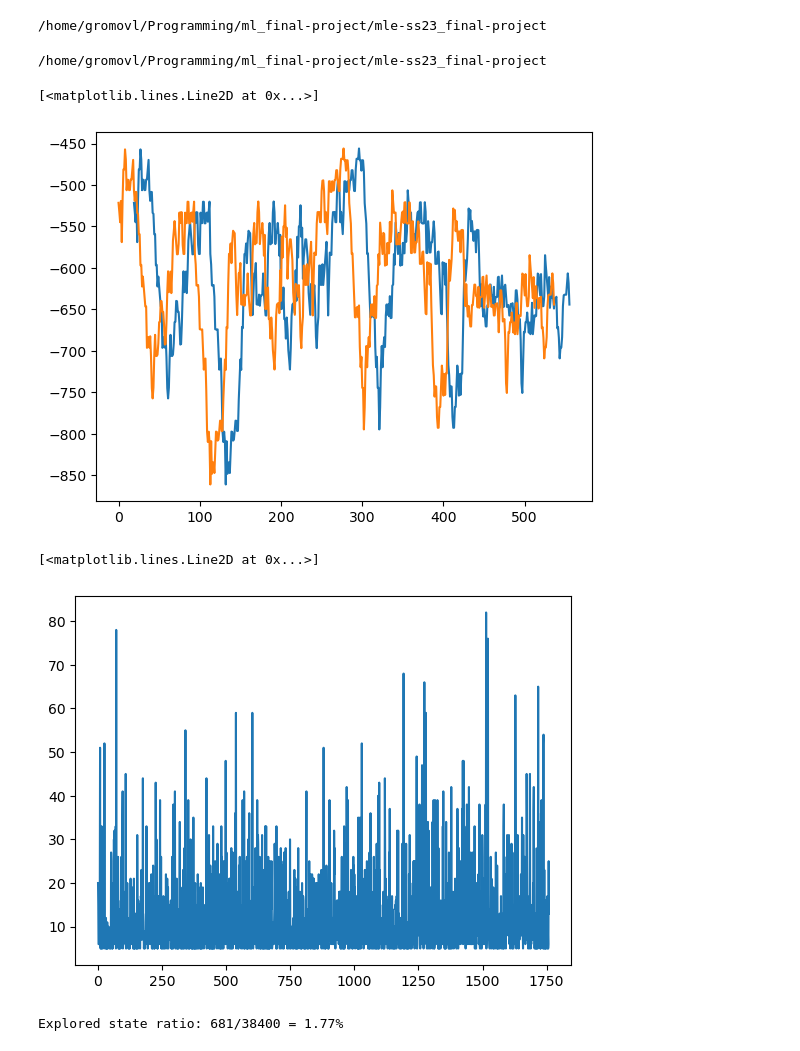
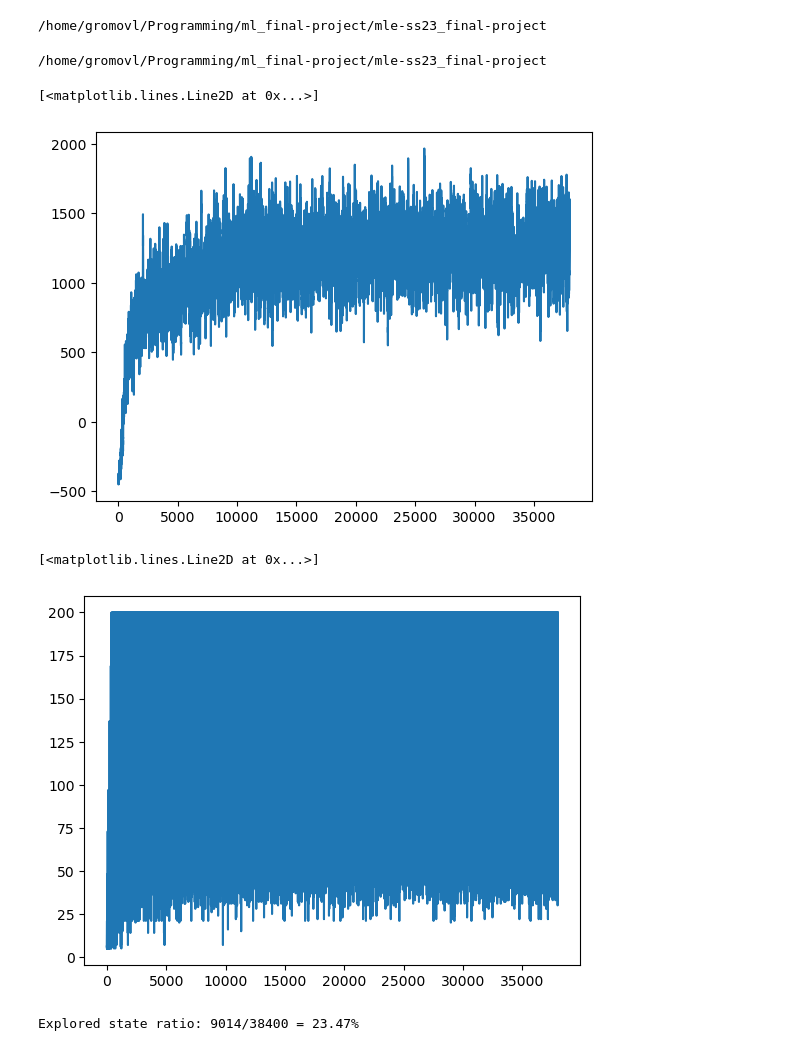
Before and after one commit to Schlevidon/mle-ss23_final-project, a Jupyter notebook: agent_code/sarsa_agent/stats.ipynb, the cells around one changed output. Cells and saved outputs as stored; diff of their text form; code cells hidden in the pictures.

```diff
--- a/agent_code/sarsa_agent/stats.ipynb
+++ b/agent_code/sarsa_agent/stats.ipynb
@@ -5,36 +5,35 @@
 # %%
 import os
 import pickle
 
 import pandas as pd
 import numpy as np
 
 from matplotlib import pyplot as plt
 print(os.getcwd())
 from helper import Stats
 
-stat_dir = "agent_code/qtable_agent/stats/2023-09-14_20-23-44-927369.pkl"
+stat_dir = "agent_code/sarsa_agent/stats/2023-09-15_18-10-39-491223.pkl"
 
 with open(stat_dir, "rb") as file:
     stats = pickle.load(file)
 
 round_rewards = pd.DataFrame(stats.round_reward_history)
 round_means = round_rewards.rolling(min_periods=None, window=20).mean()
 
 plt.plot(round_means)
-conv = np.convolve(round_rewards.to_numpy().squeeze(), np.ones(20)/20, mode='valid')
-
-plt.plot(conv)
+#conv = np.convolve(round_rewards.to_numpy().squeeze(), np.ones(20)/20, mode='valid')
+#plt.plot(conv)
 # %% [output]
 /home/gromovl/Programming/ml_final-project/mle-ss23_final-project
 [<matplotlib.lines.Line2D at 0x...>]
-[figure, old version]
+[figure, new version]
 # %%
 round_length = stats.round_length_history
 plt.plot(round_length)
 # %% [output]
 [<matplotlib.lines.Line2D at 0x...>]
-[figure, old version]
+[figure, new version]
 # %%
 import torch
 
@@ -43,7 +42,7 @@ explored_states = (table_stats > 0)
 n_explored_states = torch.sum(explored_states)
 print(f"Explored state ratio: {n_explored_states}/{table_stats.numel()} = {torch.sum(table_stats > 0) / table_stats.numel():.2%}")
 # %% [output]
-Explored state ratio: 681/38400 = 1.77%
+Explored state ratio: 9014/38400 = 23.47%
 # %%
 from matplotlib import pyplot as plt
 import numpy as np
```
Also changed, not shown: parts of 1 cell of this notebook, 9 other files.
